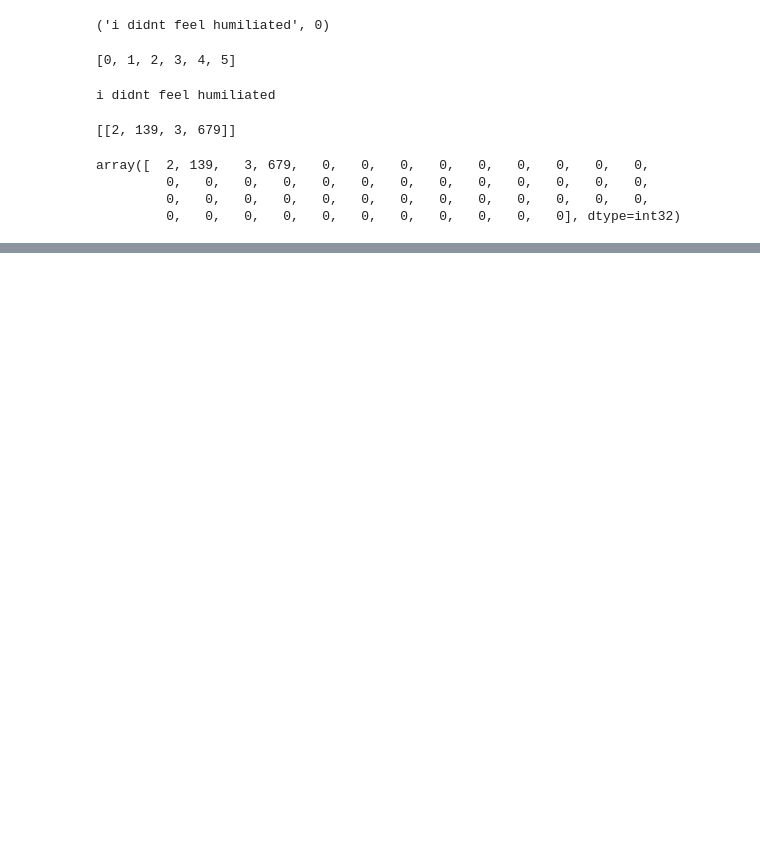
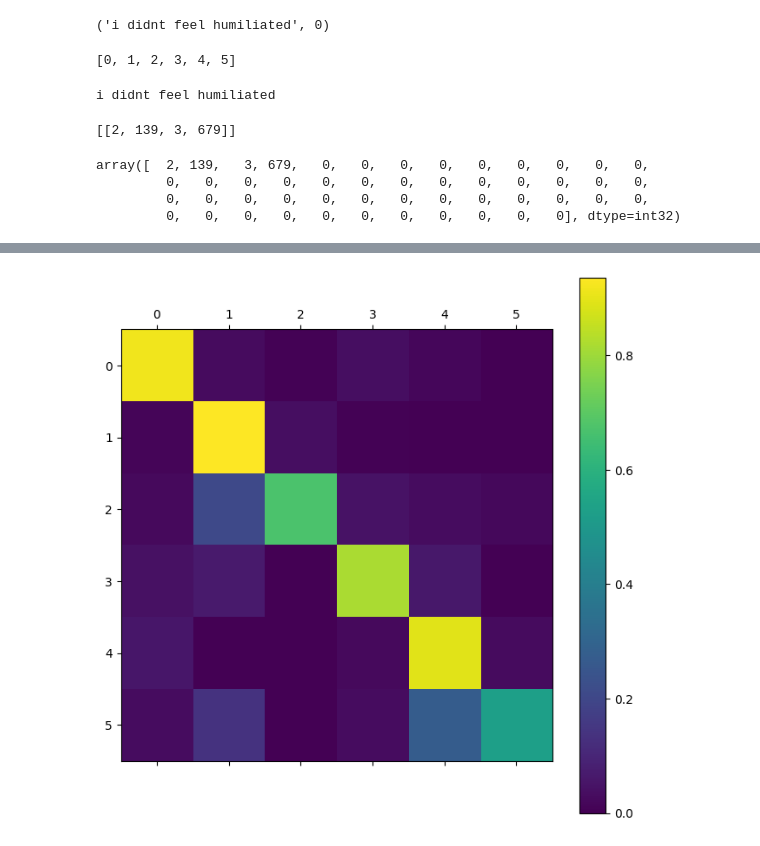
Before and after one commit to m3llad0/TC3007C, a Jupyter notebook: sentiment_recognition.ipynb, the cells around one changed output, grey strips where cells are left out. Cells and saved outputs as stored; diff of their text form; code cells hidden in the pictures; blank space fills up the shorter version.

```diff
--- a/sentiment_recognition.ipynb
+++ b/sentiment_recognition.ipynb
@@ -117,0 +131,5 @@ plot_graphs(history, 'accuracy')
+# %%
+test_posts, test_labels = get_posts(test)
+test_sequences = get_sequences(token, test_posts, 50)
+
+model.evaluate(np.array(test_sequences), np.array(test_labels))
@@ -117,0 +139,2 @@ plot_graphs(history, 'accuracy')
+# %%
+predictions = model.predict(np.array(test_sequences))
@@ -117,0 +143,4 @@ plot_graphs(history, 'accuracy')
+# %%
+show_confusion_matrix(test_labels, np.argmax(predictions, axis=1), unique_elements_list)
+# %% [output]
+[figure, added]
```
Also changed, not shown: parts of 8 cells of this notebook.
